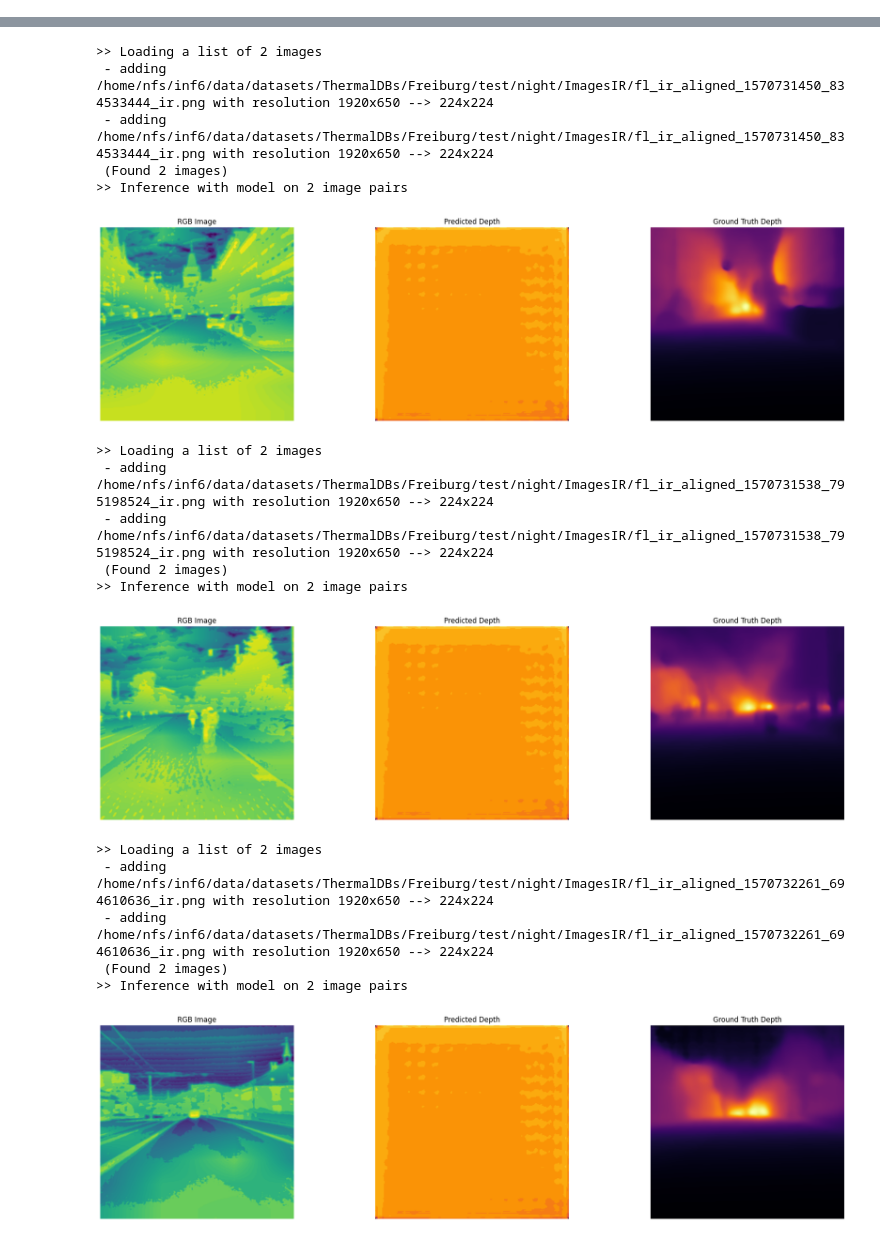
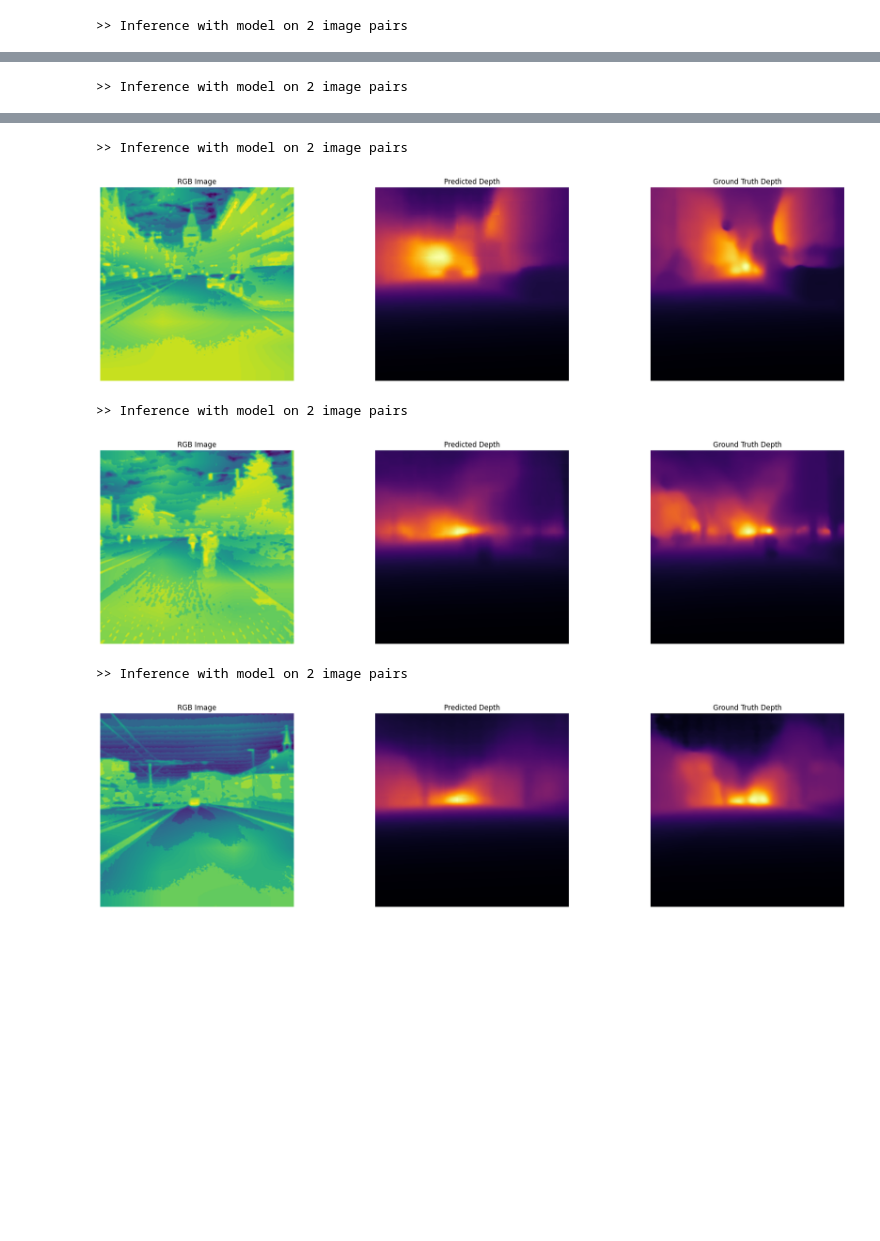
Before and after one commit to naver/dust3r, a Jupyter notebook: test.ipynb, the cells around one changed output, grey strips where cells are left out. Cells and saved outputs as stored; diff of their text form; code cells hidden in the pictures; blank space fills up the shorter version.

```diff
--- a/test.ipynb
+++ b/test.ipynb
@@ -26,22 +50,29 @@ if __name__ == '__main__':
 
     # model_name = "naver/DUSt3R_ViTLarge_BaseDecoder_512_dpt"
     # you can put the path to a local checkpoint in model_name if needed
-    model = AsymmetricCroCo3DStereo.from_pretrained("dust3r/checkpoints/dust3r_demo_1/checkpoint-best.pth", strict=False)
+    model = AsymmetricCroCo3DStereo.from_pretrained("/home/user/elwakeely1/dust3r/checkpoints/dust3r_demo_1/checkpoint-last.pth", strict=False)
     # model = AsymmetricCroCo3DStereo.from_pretrained(model_name)
     # load_images can take a list of images or a directory
     test_dataset =freiburgDataset(ROOT='/home/user/elwakeely1/DataParam', split='Test', resolution=224, aug_crop=16,method = 'RANSAC')
 
     for i in tqdm.tqdm(range(5), desc="Processing sequence", unit="img"):
         view11,view21 = test_dataset[i]
-        img_path = view11['instance']
-        images = load_images_test([str(img_path),str(img_path)], size=224)
+        img = view11['img']
+        images = load_images_test([img,img], size=224)
         pairs = make_pairs(images, scene_graph='complete', prefilter=None, symmetrize=True)
         output = inference(pairs,model, None, batch_size=batch_size)
 
         # at this stage, you have the raw dust3r predictions
         view12, pred1 = output['view1'], output['pred1']
         view22, pred2 = output['view2'], output['pred2']
-        depth_pred = np.array(pred1['pts3d'][0][..., 2])
+        pts3d = pred1['pts3d']
+        # If shape is [B, H, W, 3], permute to [B, 3, H, W]
+        if pts3d.shape[-1] == 3:
+            pts3d = pts3d.permute(0, 3, 1, 2)
+
+        # Extract the Z-coordinate (depth)
+        depth_pred = pts3d[0, 2, :, :].squeeze()
+
 
         img = view11["img"]
         if isinstance(img, torch.Tensor):
@@ -83,0 +113 @@ if __name__ == '__main__':
+>> Inference with model on 2 image pairs
@@ -89,0 +115 @@ if __name__ == '__main__':
+>> Inference with model on 2 image pairs
@@ -91,18 +117,6 @@ if __name__ == '__main__':
->> Loading a list of 2 images
- - adding /home/nfs/inf6/data/datasets/ThermalDBs/Freiburg/test/night/ImagesIR/fl_ir_aligned_1570731450_834533444_ir.png with resolution 1920x650 --> 224x224
- - adding /home/nfs/inf6/data/datasets/ThermalDBs/Freiburg/test/night/ImagesIR/fl_ir_aligned_1570731450_834533444_ir.png with resolution 1920x650 --> 224x224
- (Found 2 images)
->> Inference with model on 2 image pairs
+>> Inference with model on 2 image pairs
-[figure, old version]
+[figure, new version]
->> Loading a list of 2 images
- - adding /home/nfs/inf6/data/datasets/ThermalDBs/Freiburg/test/night/ImagesIR/fl_ir_aligned_1570731538_795198524_ir.png with resolution 1920x650 --> 224x224
- - adding /home/nfs/inf6/data/datasets/ThermalDBs/Freiburg/test/night/ImagesIR/fl_ir_aligned_1570731538_795198524_ir.png with resolution 1920x650 --> 224x224
- (Found 2 images)
->> Inference with model on 2 image pairs
+>> Inference with model on 2 image pairs
-[figure, old version]
+[figure, new version]
->> Loading a list of 2 images
- - adding /home/nfs/inf6/data/datasets/ThermalDBs/Freiburg/test/night/ImagesIR/fl_ir_aligned_1570732261_694610636_ir.png with resolution 1920x650 --> 224x224
- - adding /home/nfs/inf6/data/datasets/ThermalDBs/Freiburg/test/night/ImagesIR/fl_ir_aligned_1570732261_694610636_ir.png with resolution 1920x650 --> 224x224
- (Found 2 images)
->> Inference with model on 2 image pairs
+>> Inference with model on 2 image pairs
-[figure, old version]
+[figure, new version]
```
Also changed, not shown: parts of 2 cells of this notebook, 1 other file.
